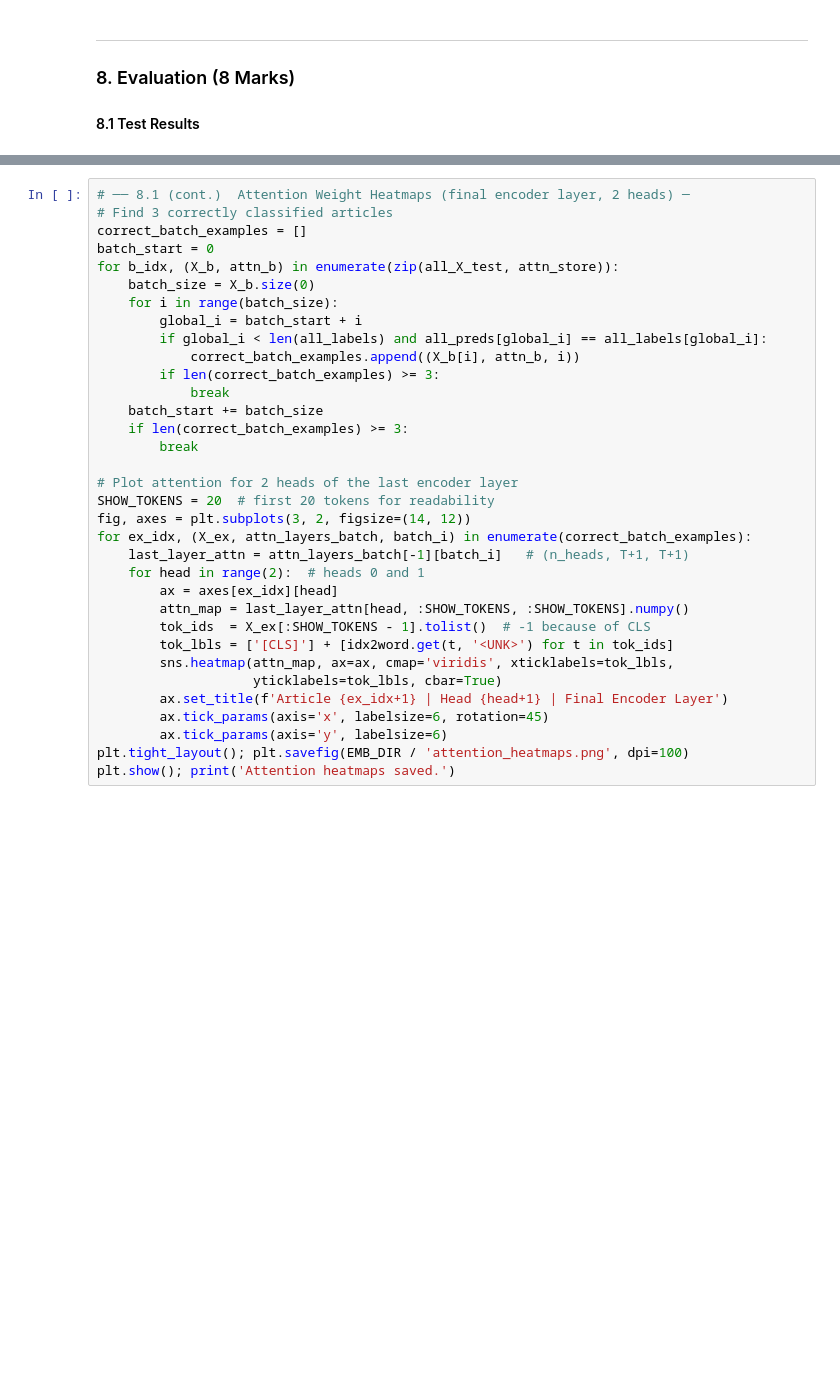
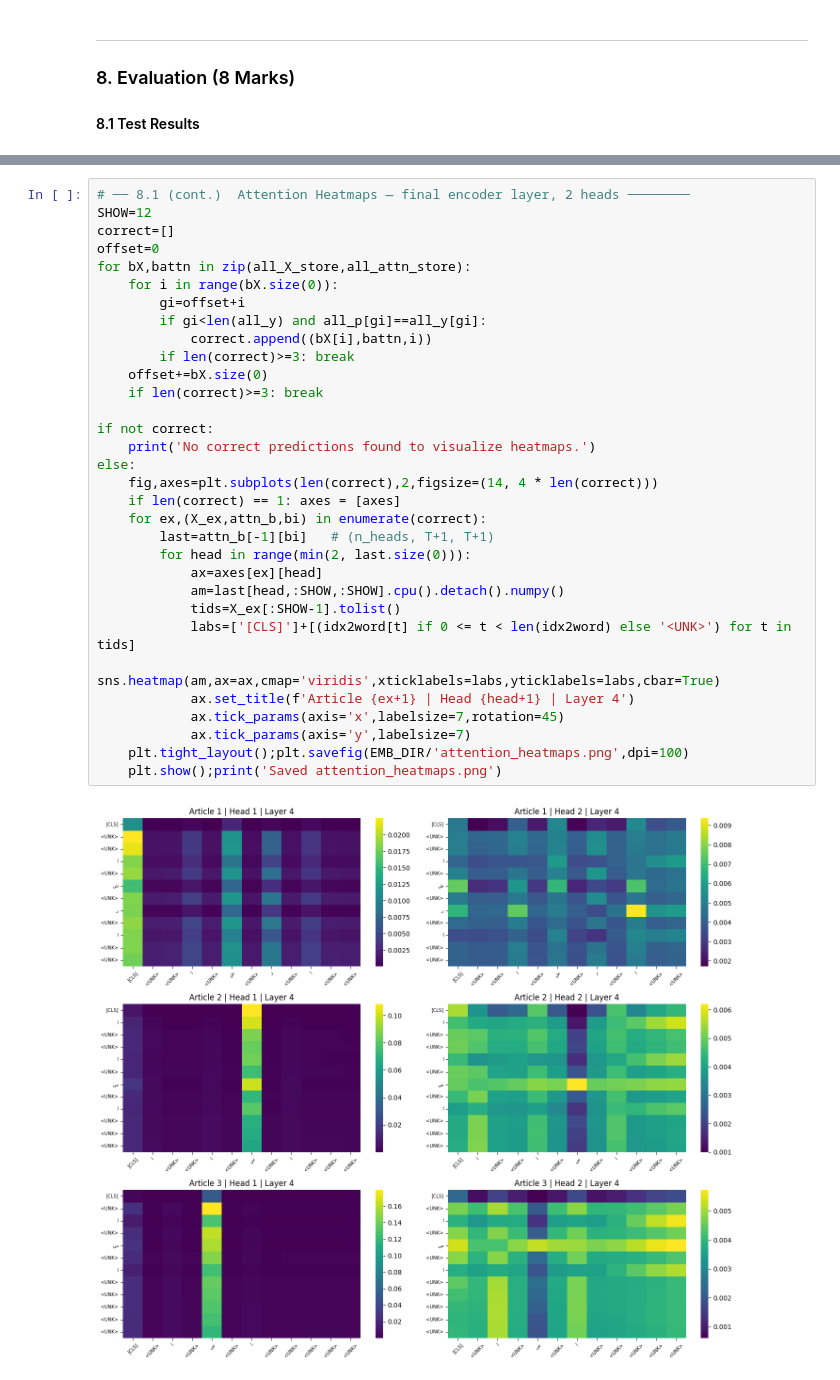
Before and after one commit to munazat/-i23-2545-NLP-Assignment2, a Jupyter notebook: i23-2545_Assignment2_DS-A.ipynb, the cells around one changed output, grey strips where cells are left out. Saved outputs shown, nothing was run; the diff lists cells and outputs as text; blank space fills up the shorter version.

```diff
--- a/i23-2545_Assignment2_DS-A.ipynb
+++ b/i23-2545_Assignment2_DS-A.ipynb
@@ -2205,34 +2227,34 @@ plt.show()
 # %%
-# ── 8.1 (cont.)  Attention Weight Heatmaps (final encoder layer, 2 heads) ─
-# Find 3 correctly classified articles
-correct_batch_examples = []
-batch_start = 0
-for b_idx, (X_b, attn_b) in enumerate(zip(all_X_test, attn_store)):
-    batch_size = X_b.size(0)
-    for i in range(batch_size):
-        global_i = batch_start + i
-        if global_i < len(all_labels) and all_preds[global_i] == all_labels[global_i]:
-            correct_batch_examples.append((X_b[i], attn_b, i))
-        if len(correct_batch_examples) >= 3:
-            break
-    batch_start += batch_size
-    if len(correct_batch_examples) >= 3:
-        break
+# ── 8.1 (cont.)  Attention Heatmaps — final encoder layer, 2 heads ────────
+SHOW=12
+correct=[]
+offset=0
+for bX,battn in zip(all_X_store,all_attn_store):
+    for i in range(bX.size(0)):
+        gi=offset+i
+        if gi<len(all_y) and all_p[gi]==all_y[gi]:
+            correct.append((bX[i],battn,i))
+        if len(correct)>=3: break
+    offset+=bX.size(0)
+    if len(correct)>=3: break
 
-# Plot attention for 2 heads of the last encoder layer
-SHOW_TOKENS = 20  # first 20 tokens for readability
-fig, axes = plt.subplots(3, 2, figsize=(14, 12))
-for ex_idx, (X_ex, attn_layers_batch, batch_i) in enumerate(correct_batch_examples):
-    last_layer_attn = attn_layers_batch[-1][batch_i]   # (n_heads, T+1, T+1)
-    for head in range(2):  # heads 0 and 1
-        ax = axes[ex_idx][head]
-        attn_map = last_layer_attn[head, :SHOW_TOKENS, :SHOW_TOKENS].numpy()
-        tok_ids  = X_ex[:SHOW_TOKENS - 1].tolist()  # -1 because of CLS
-        tok_lbls = ['[CLS]'] + [idx2word.get(t, '<UNK>') for t in tok_ids]
-        sns.heatmap(attn_map, ax=ax, cmap='viridis', xticklabels=tok_lbls,
-                    yticklabels=tok_lbls, cbar=True)
-        ax.set_title(f'Article {ex_idx+1} | Head {head+1} | Final Encoder Layer')
-        ax.tick_params(axis='x', labelsize=6, rotation=45)
-        ax.tick_params(axis='y', labelsize=6)
-plt.tight_layout(); plt.savefig(EMB_DIR / 'attention_heatmaps.png', dpi=100)
-plt.show(); print('Attention heatmaps saved.')
+if not correct:
+    print('No correct predictions found to visualize heatmaps.')
+else:
+    fig,axes=plt.subplots(len(correct),2,figsize=(14, 4 * len(correct)))
+    if len(correct) == 1: axes = [axes]
+    for ex,(X_ex,attn_b,bi) in enumerate(correct):
+        last=attn_b[-1][bi]   # (n_heads, T+1, T+1)
+        for head in range(min(2, last.size(0))):
+            ax=axes[ex][head]
+            am=last[head,:SHOW,:SHOW].cpu().detach().numpy()
+            tids=X_ex[:SHOW-1].tolist()
+            labs=['[CLS]']+[(idx2word[t] if 0 <= t < len(idx2word) else '<UNK>') for t in tids]
+            sns.heatmap(am,ax=ax,cmap='viridis',xticklabels=labs,yticklabels=labs,cbar=True)
+            ax.set_title(f'Article {ex+1} | Head {head+1} | Layer 4')
+            ax.tick_params(axis='x',labelsize=7,rotation=45)
+            ax.tick_params(axis='y',labelsize=7)
+    plt.tight_layout();plt.savefig(EMB_DIR/'attention_heatmaps.png',dpi=100)
+    plt.show();print('Saved attention_heatmaps.png')
+# %% [output]
+[figure, added]
```
Also changed, not shown: parts of 28 cells of this notebook, 30 other files.
